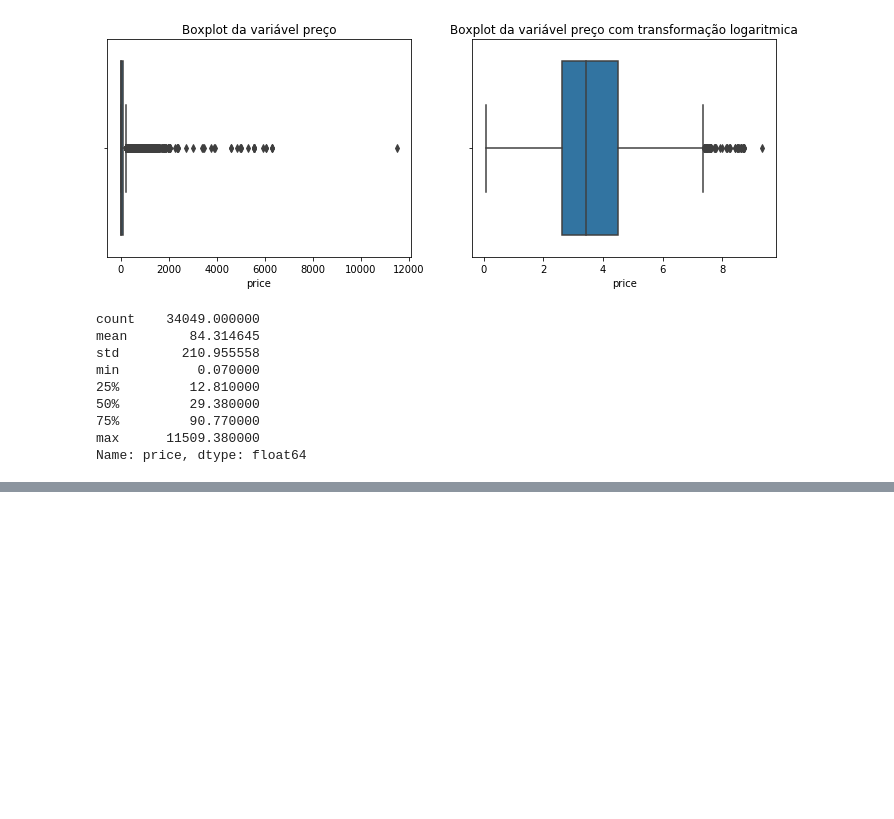
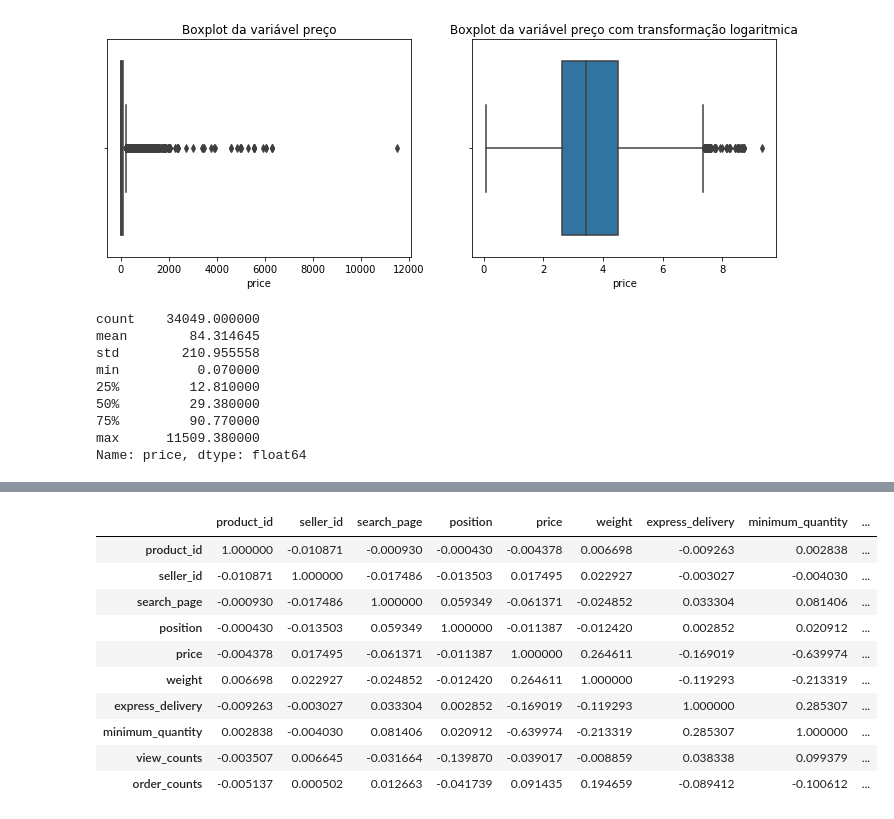
Before and after one commit to natyminski/Teste-Elo-7, a Jupyter notebook: Teste Elo 7.ipynb, the cells around one changed output, grey strips where cells are left out. Saved outputs shown, nothing was run; the diff lists cells and outputs as text; code cells hidden in the pictures; blank space fills up the shorter version.

```diff
--- a/Teste Elo 7.ipynb
+++ b/Teste Elo 7.ipynb
@@ -486,0 +552,14 @@ ax = sns.catplot(x='category', y='weight',data=dados, aspect=2, height=3.8)
+# %%
+dados.corr(method='spearman')
+# %% [output]
+|  | product_id | seller_id | search_page | position | price | weight | express_delivery | minimum_quantity | ... |
+| product_id | 1.000000 | -0.010871 | -0.000930 | -0.000430 | -0.004378 | 0.006698 | -0.009263 | 0.002838 | ... |
+| seller_id | -0.010871 | 1.000000 | -0.017486 | -0.013503 | 0.017495 | 0.022927 | -0.003027 | -0.004030 | ... |
+| search_page | -0.000930 | -0.017486 | 1.000000 | 0.059349 | -0.061371 | -0.024852 | 0.033304 | 0.081406 | ... |
+| position | -0.000430 | -0.013503 | 0.059349 | 1.000000 | -0.011387 | -0.012420 | 0.002852 | 0.020912 | ... |
+| price | -0.004378 | 0.017495 | -0.061371 | -0.011387 | 1.000000 | 0.264611 | -0.169019 | -0.639974 | ... |
+| weight | 0.006698 | 0.022927 | -0.024852 | -0.012420 | 0.264611 | 1.000000 | -0.119293 | -0.213319 | ... |
+| express_delivery | -0.009263 | -0.003027 | 0.033304 | 0.002852 | -0.169019 | -0.119293 | 1.000000 | 0.285307 | ... |
+| minimum_quantity | 0.002838 | -0.004030 | 0.081406 | 0.020912 | -0.639974 | -0.213319 | 0.285307 | 1.000000 | ... |
+| view_counts | -0.003507 | 0.006645 | -0.031664 | -0.139870 | -0.039017 | -0.008859 | 0.038338 | 0.099379 | ... |
+| order_counts | -0.005137 | 0.000502 | 0.012663 | -0.041739 | 0.091435 | 0.194659 | -0.089412 | -0.100612 | ... |
```
Also changed, not shown: parts of 34 cells of this notebook.
